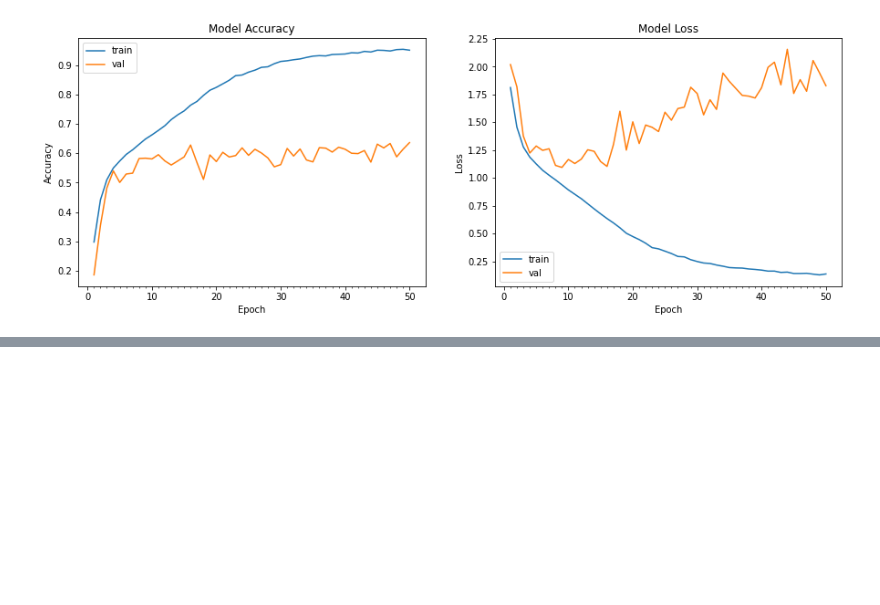
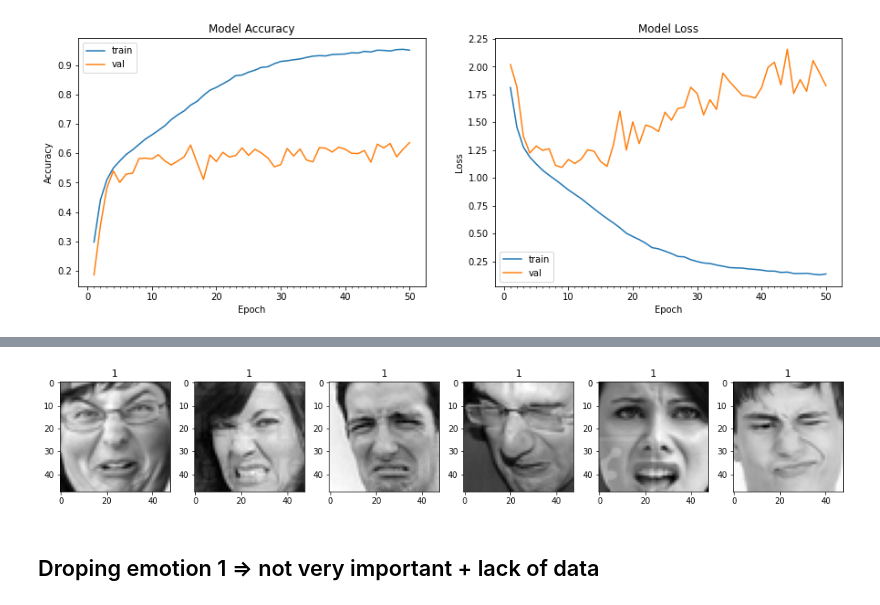
Before and after one commit to Wal1d/Emotion-Recognition, a Jupyter notebook: src/Emotion Detection.ipynb, the cells around one changed output, grey strips where cells are left out. Cells and saved outputs as stored; diff of their text form; code cells hidden in the pictures; blank space fills up the shorter version.

```diff
--- a/src/Emotion Detection.ipynb
+++ b/src/Emotion Detection.ipynb
@@ -356,0 +309,4 @@ display()
+# %%
+tmp_emotion_1 = emotion_1.head(6)
+img_emotion_1 = tmp_emotion_1
+img_emotion_1
@@ -356,0 +321,10 @@ display()
+# %%
+def pixels_to_numpy(row):
+
+    val = list(row["pixels"].split(' '))
+    val = np.asarray(val, dtype=np.uint8)
+    val = val.reshape((48, 48))
+    return val
+
+img_emotion_1["numpy"] = img_emotion_1.apply(pixels_to_numpy, axis=1)
+img_emotion_1["numpy"]
@@ -356,0 +339,20 @@ display()
+# %%
+from PIL import Image
+plt.figure(0, figsize=(14, 20))
+count_1 = 1
+
+for i, row in img_emotion_1.iterrows():
+    # print(row)
+    # print(type(row))
+    # print(type(row.numpy))
+    plt.subplot(7, 6, count_1, title=row["emotion"])
+    img = Image.fromarray(row.numpy)
+    plt.imshow(img, cmap='gray')
+    count_1 += 1
+
+plt.tight_layout()
+plt.show()
+# %% [output]
+[figure, added]
+# %% [markdown]
+## Droping emotion 1 => not very important + lack of data
```
Also changed, not shown: parts of 21 cells of this notebook, 2 other files.
